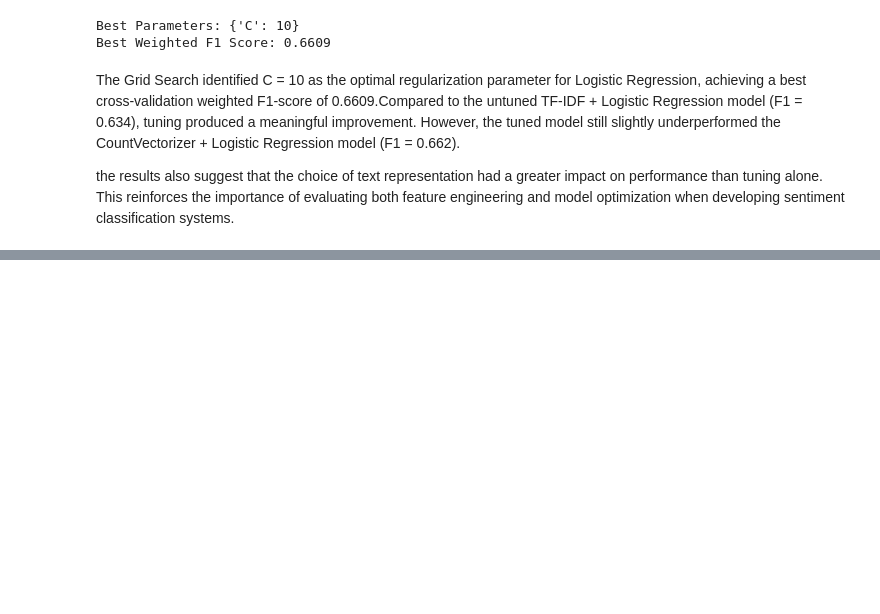
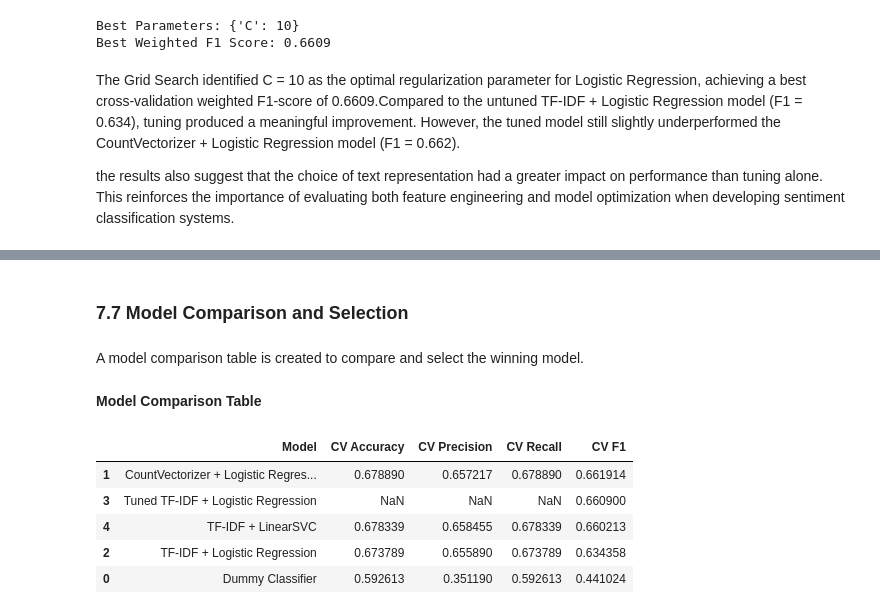
Before and after one commit to byegond-beep/Consumer-Sentiment-Analysis-of-Apple-and-Google-Products-Using-Natural-Language-Processing, a Jupyter notebook: Consumer-Sentiment-Analysis-of-Apple-and-Google-Products-Using-NLP.ipynb, the cells around one changed output, grey strips where cells are left out. Cells and saved outputs as stored; diff of their text form; code cells hidden in the pictures; blank space fills up the shorter version.

Commit message:
Updated Modeling

```diff
--- a/Consumer-Sentiment-Analysis-of-Apple-and-Google-Products-Using-NLP.ipynb
+++ b/Consumer-Sentiment-Analysis-of-Apple-and-Google-Products-Using-NLP.ipynb
@@ -1756,0 +1762,16 @@ the results also suggest that the choice of text representation had a greater im
+# %%
+# Create LinearSVC model
+svc_model = LinearSVC(
+    random_state=42
+)
+
+# Evaluate LinearSVC using TF-IDF features
+svc_results = evaluate_model(
+    model=svc_model,
+    X_train_data=X_train_tfidf,
+    y_train_data=y_train,
+    model_name='TF-IDF + LinearSVC'
+)
+
+# Results
+svc_results
@@ -1756,0 +1790,35 @@ the results also suggest that the choice of text representation had a greater im
+# %% [markdown]
+### 7.7 Model Comparison and Selection
+# %% [markdown]
+A model comparison table is created to compare and select the winning model.
+# %% [markdown]
+**Model Comparison Table**
+# %%
+# Create model comparison table
+
+model_results = pd.DataFrame([
+    dummy_results,
+    count_lr_results,
+    tfidf_lr_results,
+    {
+        'Model': 'Tuned TF-IDF + Logistic Regression',
+        'CV Accuracy': None,
+        'CV Precision': None,
+        'CV Recall': None,
+        'CV F1': 0.6609
+    },
+    svc_results
+])
+
+# Sort by weighted F1-score
+model_results.sort_values(
+    by='CV F1',
+    ascending=False
+)
+# %% [output]
+|  | Model | CV Accuracy | CV Precision | CV Recall | CV F1 |
+| 1 | CountVectorizer + Logistic Regres... | 0.678890 | 0.657217 | 0.678890 | 0.661914 |
+| 3 | Tuned TF-IDF + Logistic Regression | NaN | NaN | NaN | 0.660900 |
+| 4 | TF-IDF + LinearSVC | 0.678339 | 0.658455 | 0.678339 | 0.660213 |
+| 2 | TF-IDF + Logistic Regression | 0.673789 | 0.655890 | 0.673789 | 0.634358 |
+| 0 | Dummy Classifier | 0.592613 | 0.351190 | 0.592613 | 0.441024 |
```
Also changed, not shown: parts of 6 cells of this notebook.
